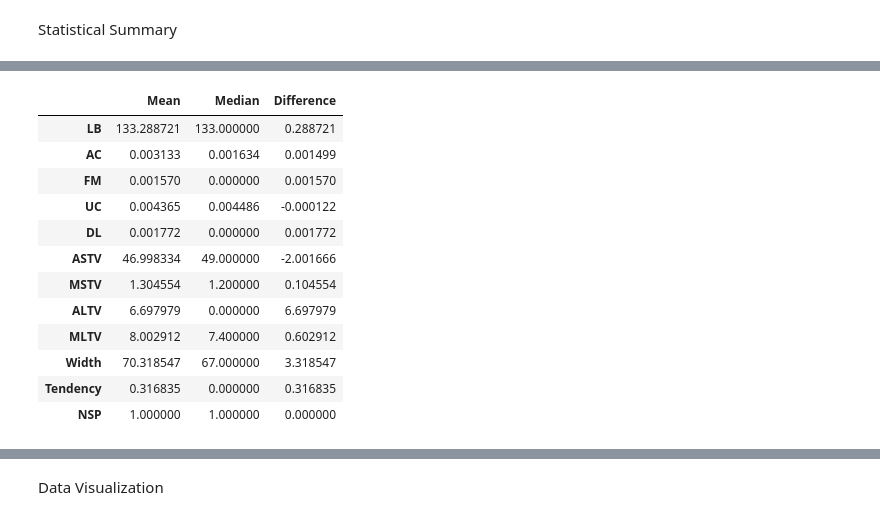
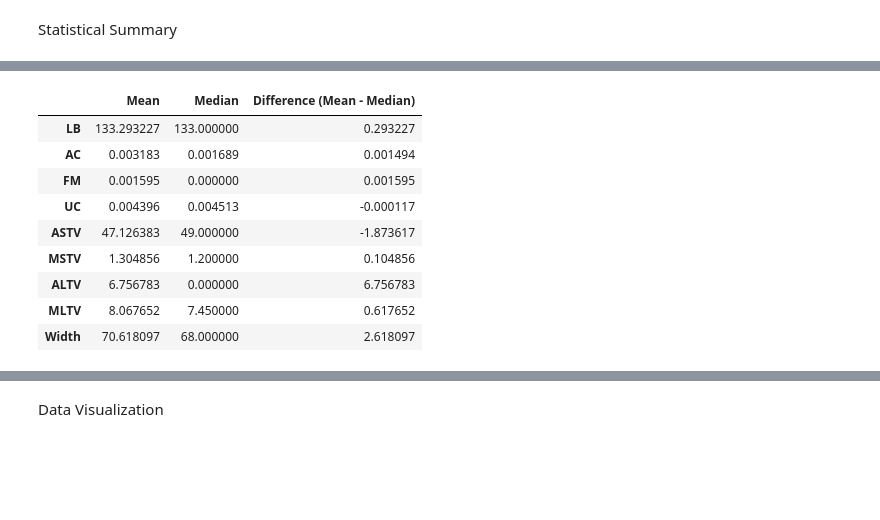
Before and after one commit to omkargutal/Data_Science-ML-Projects-Topicwise-, a Jupyter notebook: EDA1/EDA1.ipynb, the cells around one changed output, grey strips where cells are left out. Drawn from its saved outputs; the diff is of its cells as text; code cells hidden in the pictures; blank space fills up the shorter version.

```diff
--- a/EDA1/EDA1.ipynb
+++ b/EDA1/EDA1.ipynb
@@ -127,3 +207,0 @@ np.int64(2)
-# %%
-# Remove duplicate rows
-df.drop_duplicates(inplace=True)
@@ -178,8 +228,12 @@ outliers
 dtype: int64
 # %%
-# Cap outliers using IQR limits
+# treat outliers
+Q1 = df.quantile(0.25)
+Q3 = df.quantile(0.75)
+IQR = Q3 - Q1
+
+outliers = ((df < (Q1 - 1.5 * IQR)) | (df > (Q3 + 1.5 * IQR))).sum()
 lower_bound = Q1 - 1.5 * IQR
 upper_bound = Q3 + 1.5 * IQR
 
 df = df.clip(lower=lower_bound, upper=upper_bound, axis=1)
-df
@@ -262,3 +239,0 @@ memory usage: 248.9 KB
-# %%
-# Drop low-variance / zero-dominant features
-df.drop(columns=['DS', 'DP'], inplace=True)
@@ -271,2 +255,8 @@ df.shape
+# %%
+df = df[df["NSP"].isin([1, 2, 3])]
+df["NSP"] = df["NSP"].astype(int)
+
+# Fix NSP values
+# we have: min = -1  to  max = 5
 # %% [markdown]
 Statistical Summary
@@ -298,23 +296,19 @@ stats
 # %%
-# skewness Indicator
-diff = pd.DataFrame({
-    "Mean": df.mean(),
-    "Median": df.median(),
-    "Difference": df.mean() - df.median()
+skew_check = pd.DataFrame({
+    "Mean": df[num_cols].mean(),
+    "Median": df[num_cols].median(),
+    "Difference (Mean - Median)": df[num_cols].mean() - df[num_cols].median()
 })
 
-diff
+skew_check
 # %% [output]
-|  | Mean | Median | Difference |
-| LB | 133.288721 | 133.000000 | 0.288721 |
-| AC | 0.003133 | 0.001634 | 0.001499 |
-| FM | 0.001570 | 0.000000 | 0.001570 |
-| UC | 0.004365 | 0.004486 | -0.000122 |
-| DL | 0.001772 | 0.000000 | 0.001772 |
-| ASTV | 46.998334 | 49.000000 | -2.001666 |
-| MSTV | 1.304554 | 1.200000 | 0.104554 |
-| ALTV | 6.697979 | 0.000000 | 6.697979 |
-| MLTV | 8.002912 | 7.400000 | 0.602912 |
-| Width | 70.318547 | 67.000000 | 3.318547 |
-| Tendency | 0.316835 | 0.000000 | 0.316835 |
-| NSP | 1.000000 | 1.000000 | 0.000000 |
+|  | Mean | Median | Difference (Mean - Median) |
+| LB | 133.293227 | 133.000000 | 0.293227 |
+| AC | 0.003183 | 0.001689 | 0.001494 |
+| FM | 0.001595 | 0.000000 | 0.001595 |
+| UC | 0.004396 | 0.004513 | -0.000117 |
+| ASTV | 47.126383 | 49.000000 | -1.873617 |
+| MSTV | 1.304856 | 1.200000 | 0.104856 |
+| ALTV | 6.756783 | 0.000000 | 6.756783 |
+| MLTV | 8.067652 | 7.450000 | 0.617652 |
+| Width | 70.618097 | 68.000000 | 2.618097 |
```
Also changed, not shown: parts of 58 cells of this notebook, 10 other files.
